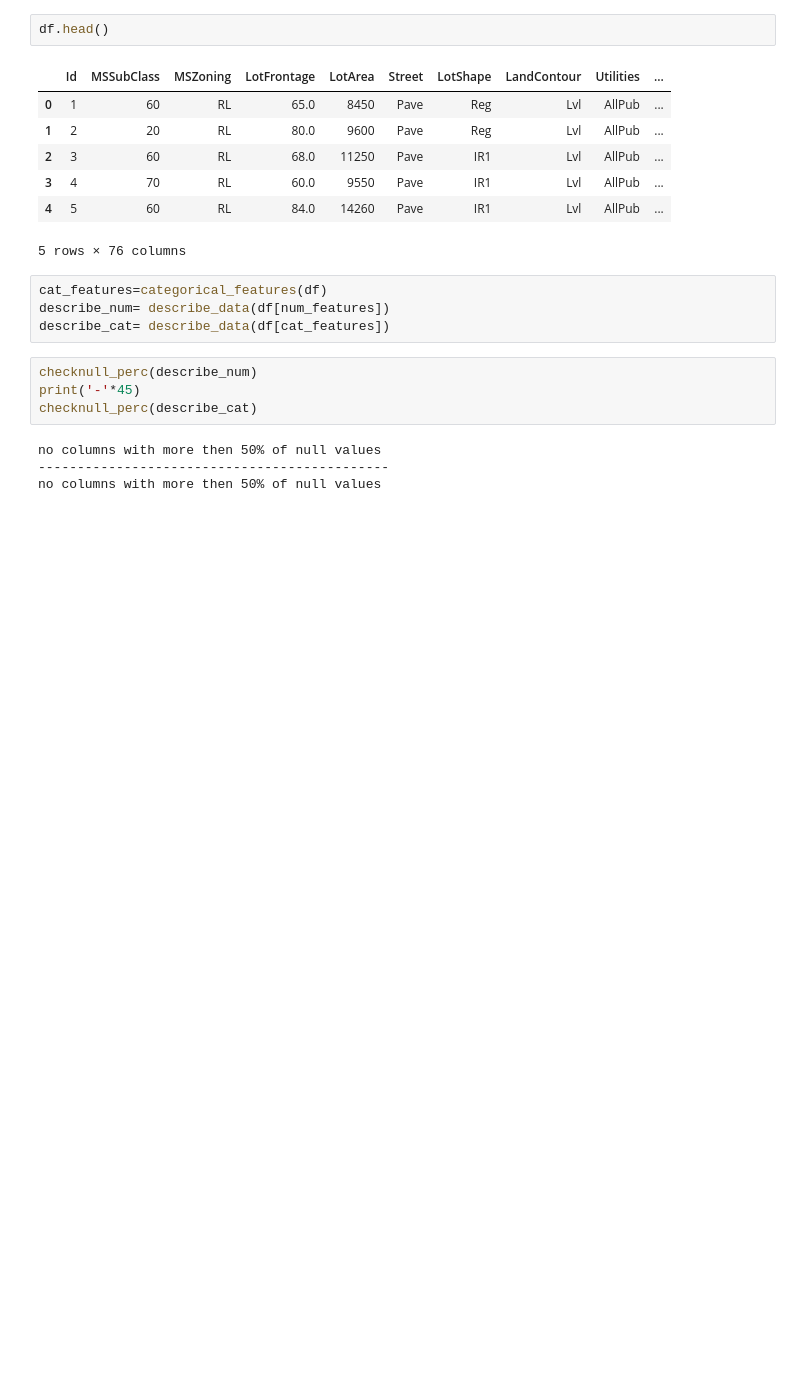
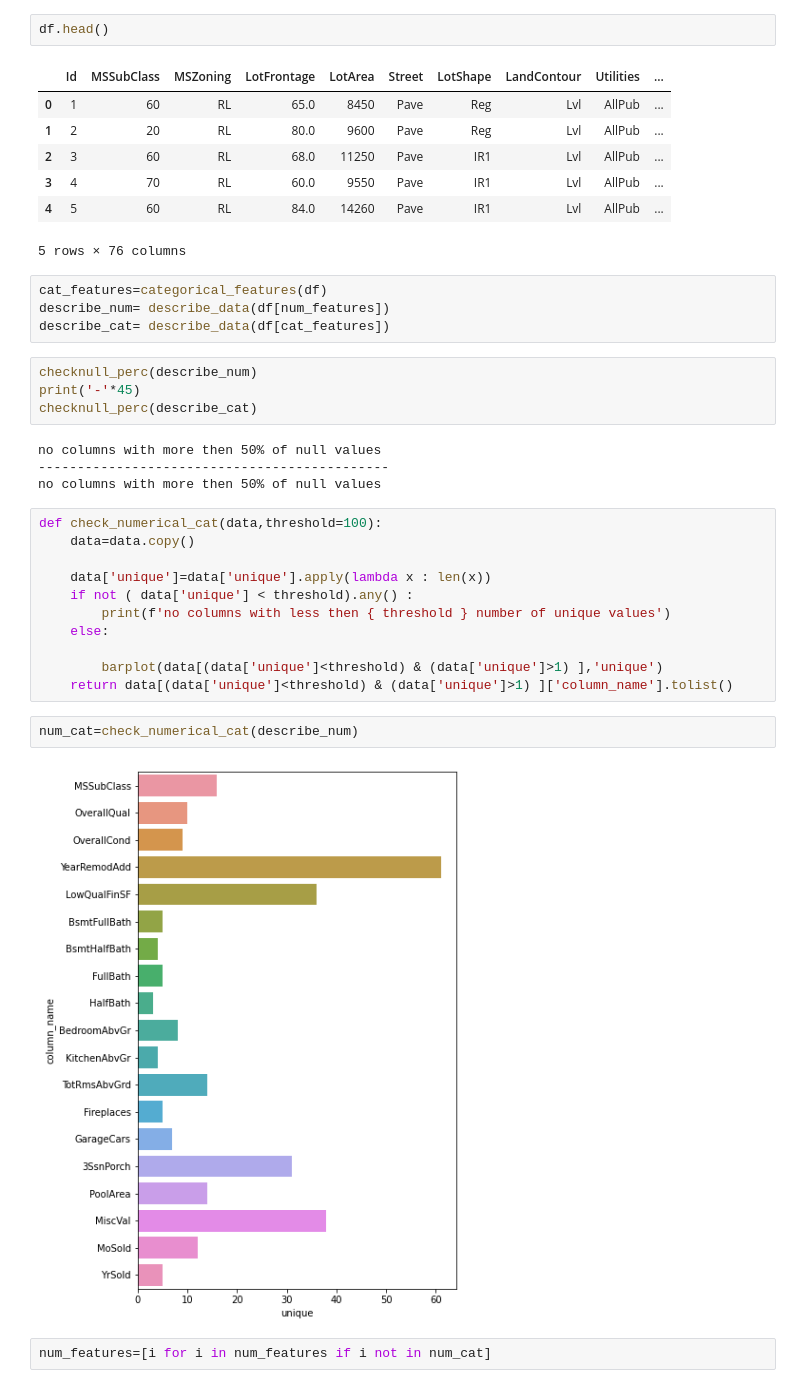
Before and after one commit to imran-nazir0011/kaggle-projects, a Jupyter notebook: House Prices - Advanced Regression Techniques/HousePrices.ipynb, the cells around one changed output. Cells and saved outputs as stored; diff of their text form; blank space fills up the shorter version.

```diff
--- a/House Prices - Advanced Regression Techniques/HousePrices.ipynb
+++ b/House Prices - Advanced Regression Techniques/HousePrices.ipynb
@@ -151,3 +154,20 @@ checknull_perc(describe_cat)
 no columns with more then 50% of null values
 ---------------------------------------------
 no columns with more then 50% of null values
+# %%
+def check_numerical_cat(data,threshold=100):
+    data=data.copy()
+
+    data['unique']=data['unique'].apply(lambda x : len(x))
+    if not ( data['unique'] < threshold).any() :
+        print(f'no columns with less then { threshold } number of unique values')
+    else:
+
+        barplot(data[(data['unique']<threshold) & (data['unique']>1) ],'unique')
+    return data[(data['unique']<threshold) & (data['unique']>1) ]['column_name'].tolist()
+# %%
+num_cat=check_numerical_cat(describe_num)
+# %% [output]
+[figure, added]
+# %%
+num_features=[i for i in num_features if i not in num_cat]
```
Also changed, not shown: parts of 13 cells of this notebook, 3 other files.
